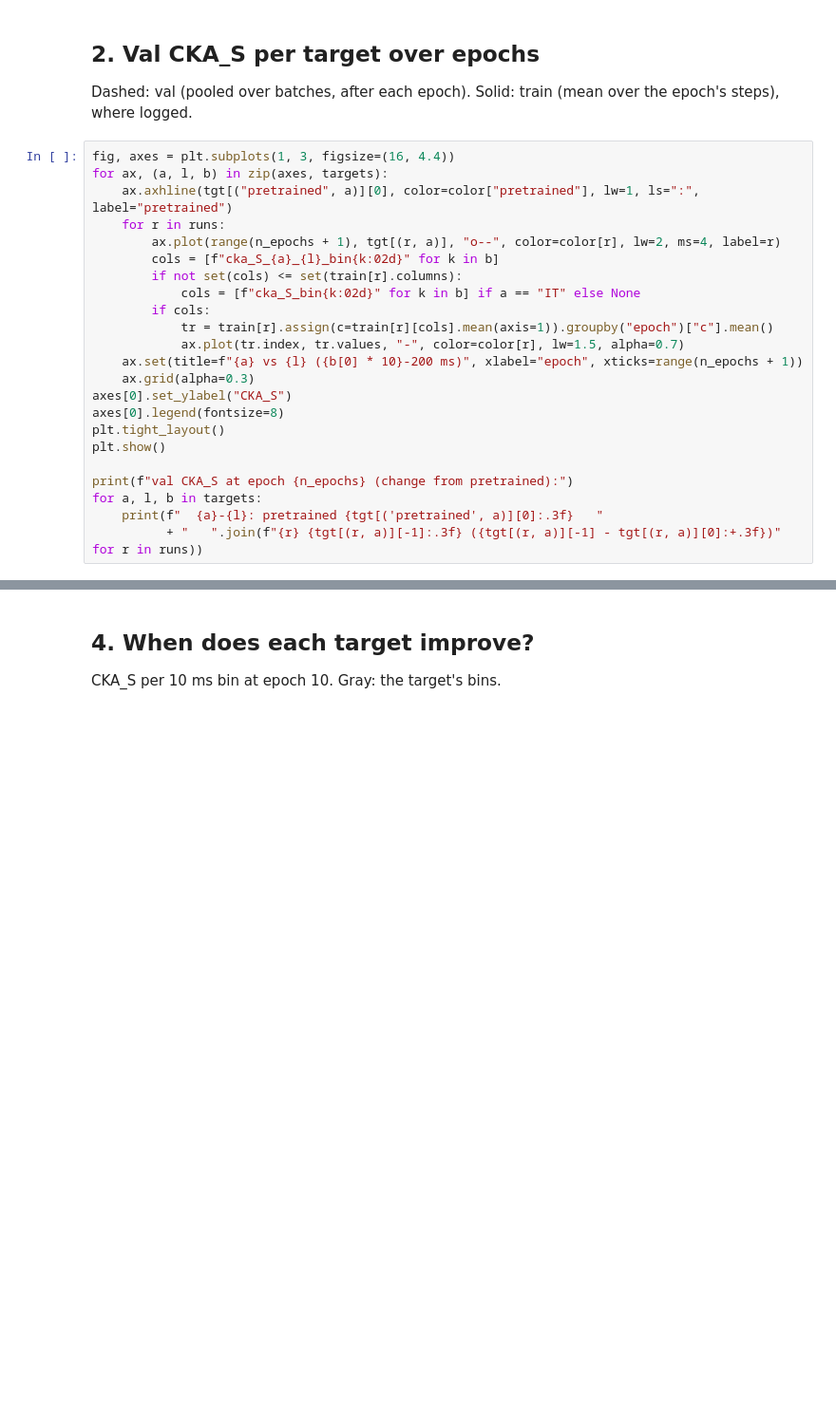
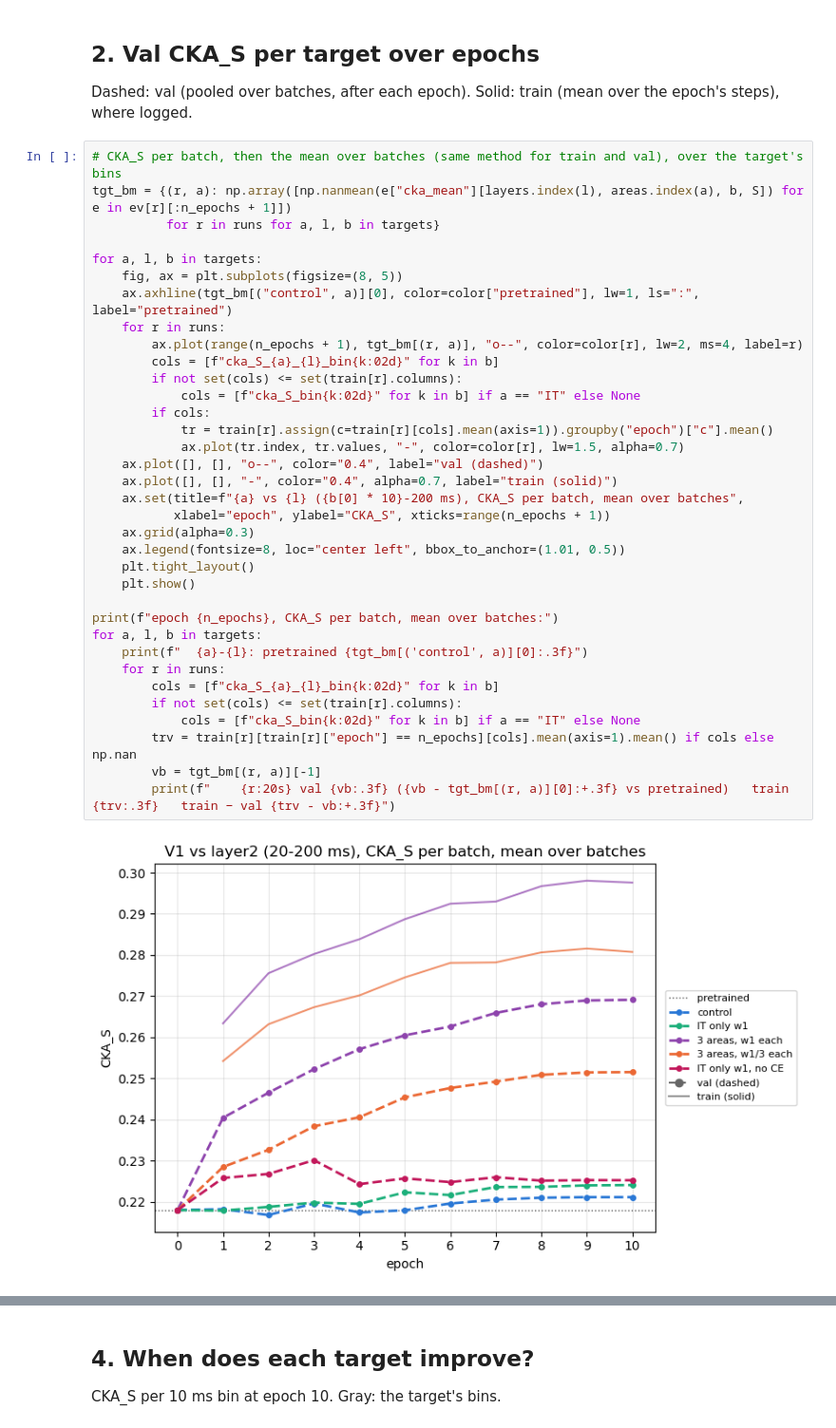
Before and after one commit to wendyz0110/dynvision-neural-regularization, a Jupyter notebook: CordsNet/Round2/analysis/plot_round2.ipynb, the cells around one changed output, grey strips where cells are left out. Shown at 95% size. Cells and saved outputs as stored; diff of their text form; blank space fills up the shorter version.

```diff
--- a/CordsNet/Round2/analysis/plot_round2.ipynb
+++ b/CordsNet/Round2/analysis/plot_round2.ipynb
@@ -87,25 +127,39 @@ plt.show()
 
 Dashed: val (pooled over batches, after each epoch). Solid: train (mean over the epoch's steps), where logged.
 # %%
-fig, axes = plt.subplots(1, 3, figsize=(16, 4.4))
-for ax, (a, l, b) in zip(axes, targets):
-    ax.axhline(tgt[("pretrained", a)][0], color=color["pretrained"], lw=1, ls=":", label="pretrained")
+# CKA_S per batch, then the mean over batches (same method for train and val), over the target's bins
+tgt_bm = {(r, a): np.array([np.nanmean(e["cka_mean"][layers.index(l), areas.index(a), b, S]) for e in ev[r][:n_epochs + 1]])
+          for r in runs for a, l, b in targets}
+
+for a, l, b in targets:
+    fig, ax = plt.subplots(figsize=(8, 5))
+    ax.axhline(tgt_bm[("control", a)][0], color=color["pretrained"], lw=1, ls=":", label="pretrained")
     for r in runs:
-        ax.plot(range(n_epochs + 1), tgt[(r, a)], "o--", color=color[r], lw=2, ms=4, label=r)
+        ax.plot(range(n_epochs + 1), tgt_bm[(r, a)], "o--", color=color[r], lw=2, ms=4, label=r)
         cols = [f"cka_S_{a}_{l}_bin{k:02d}" for k in b]
         if not set(cols) <= set(train[r].columns):
             cols = [f"cka_S_bin{k:02d}" for k in b] if a == "IT" else None
         if cols:
             tr = train[r].assign(c=train[r][cols].mean(axis=1)).groupby("epoch")["c"].mean()
             ax.plot(tr.index, tr.values, "-", color=color[r], lw=1.5, alpha=0.7)
-    ax.set(title=f"{a} vs {l} ({b[0] * 10}-200 ms)", xlabel="epoch", xticks=range(n_epochs + 1))
+    ax.plot([], [], "o--", color="0.4", label="val (dashed)")
+    ax.plot([], [], "-", color="0.4", alpha=0.7, label="train (solid)")
+    ax.set(title=f"{a} vs {l} ({b[0] * 10}-200 ms), CKA_S per batch, mean over batches",
+           xlabel="epoch", ylabel="CKA_S", xticks=range(n_epochs + 1))
     ax.grid(alpha=0.3)
-axes[0].set_ylabel("CKA_S")
-axes[0].legend(fontsize=8)
-plt.tight_layout()
-plt.show()
+    ax.legend(fontsize=8, loc="center left", bbox_to_anchor=(1.01, 0.5))
+    plt.tight_layout()
+    plt.show()
 
-print(f"val CKA_S at epoch {n_epochs} (change from pretrained):")
+print(f"epoch {n_epochs}, CKA_S per batch, mean over batches:")
 for a, l, b in targets:
-    print(f"  {a}-{l}: pretrained {tgt[('pretrained', a)][0]:.3f}   "
-          + "   ".join(f"{r} {tgt[(r, a)][-1]:.3f} ({tgt[(r, a)][-1] - tgt[(r, a)][0]:+.3f})" for r in runs))
+    print(f"  {a}-{l}: pretrained {tgt_bm[('control', a)][0]:.3f}")
+    for r in runs:
+        cols = [f"cka_S_{a}_{l}_bin{k:02d}" for k in b]
+        if not set(cols) <= set(train[r].columns):
+            cols = [f"cka_S_bin{k:02d}" for k in b] if a == "IT" else None
+        trv = train[r][train[r]["epoch"] == n_epochs][cols].mean(axis=1).mean() if cols else np.nan
+        vb = tgt_bm[(r, a)][-1]
+        print(f"    {r:20s} val {vb:.3f} ({vb - tgt_bm[(r, a)][0]:+.3f} vs pretrained)   train {trv:.3f}   train − val {trv - vb:+.3f}")
+# %% [output]
+[figure, added]
```
Also changed, not shown: parts of 14 cells of this notebook, 5 other files.
